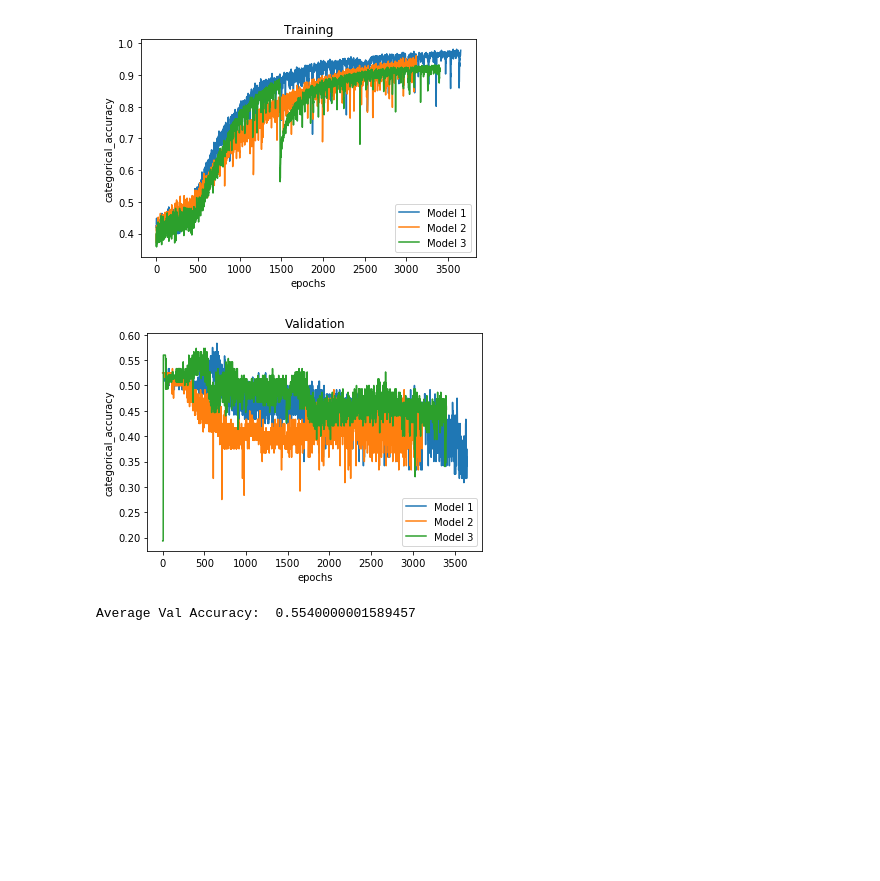
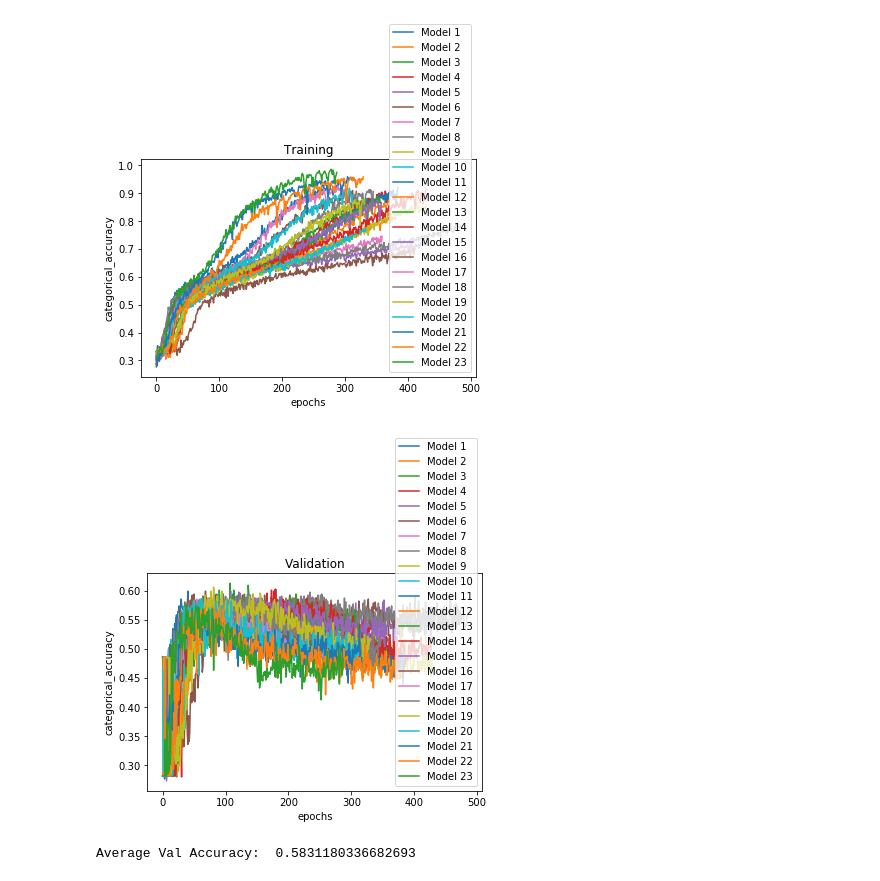
Before and after one commit to RezaTorbati/HonorsThesis, a Jupyter notebook: post.ipynb, the cells around one changed output. Cells and saved outputs as stored; diff of their text form; code cells hidden in the pictures; blank space fills up the shorter version.

```diff
--- a/post.ipynb
+++ b/post.ipynb
@@ -1,5 +1,5 @@
 # %%
 import post
 # %%
-post.visualizeExperiment('results', 'h*.pkl')
+post.visualizeExperiment('results', 'rb*.pkl')
 # %% [output]
@@ -9,4 +23,4 @@ Namespace(batchSize=None, dense=[25, 25, 18], dropout=0.3, epochs=6000, exp='h',
-[figure, old version]
+[figure, new version]
-[figure, old version]
+[figure, new version]
-Average Val Accuracy:  0.5540000001589457
+Average Val Accuracy:  0.5831180336682693
 # %%
```
Also changed, not shown: parts of 2 cells of this notebook, 4 other files.
